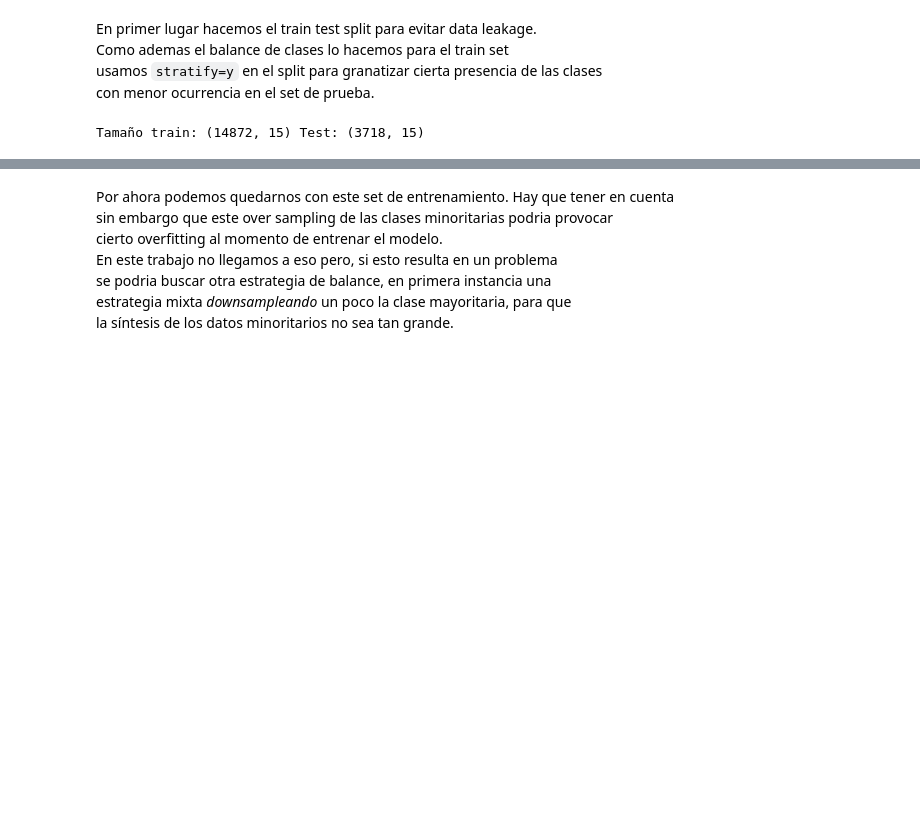
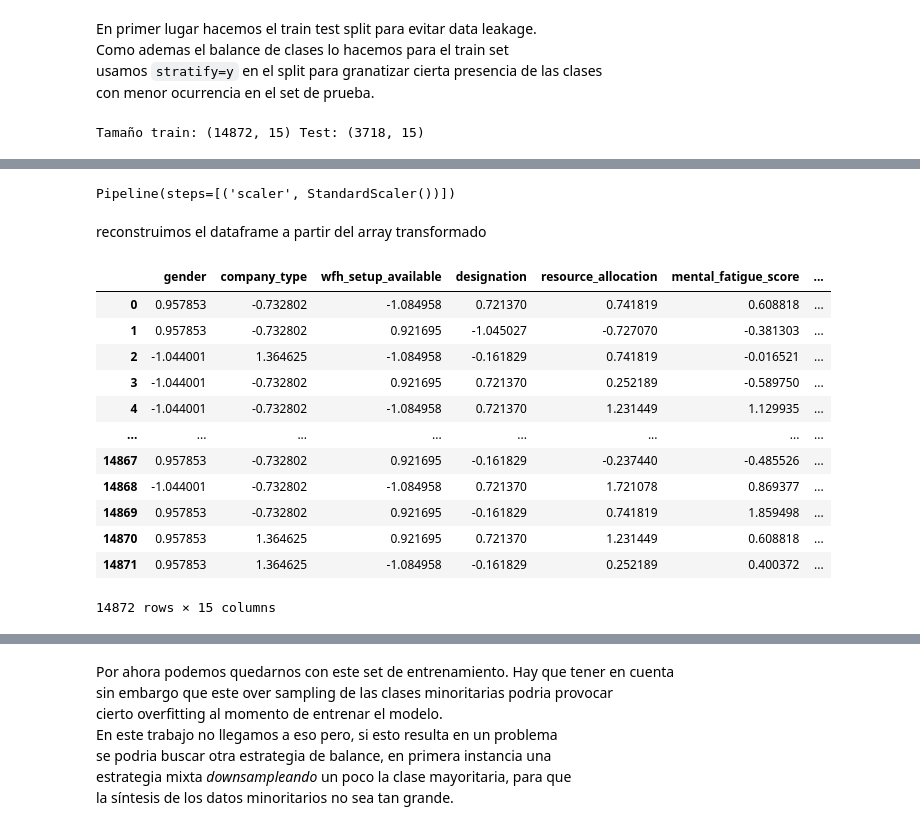
Before and after one commit to kpennington-esc/tp_2_add, a Jupyter notebook: tp_2_add.ipynb, the cells around one changed output, grey strips where cells are left out. Saved outputs shown, nothing was run; the diff lists cells and outputs as text; code cells hidden in the pictures; blank space fills up the shorter version.

```diff
--- a/tp_2_add.ipynb
+++ b/tp_2_add.ipynb
@@ -222,0 +247,30 @@ Tamaño train: (14872, 15) Test: (3718, 15)
+# %%
+""" como no hacemos encoding ni nada de eso,
+no hace falta tratamiento separado para distintos tipos de
+variables. Ademas vamos a estandarizar tambien las categoricas
+pues es necesario igualdad de escala para ciertos algoritmos
+"""
+# num_vars = [
+#     "designation",
+#     "resource_allocation",
+#     "mental_fatigue_score",
+#     "work_hours_per_week",
+#     "sleep_hours",
+#     "work-life_balance_score",
+#     "manager_support_score",
+#     "deadline_pressure_score",
+#     "team_size",
+#     "recognition_frequency",
+#     "day_of_joining",
+#     "days_since_joined",
+# ]
+# num_transform = Pipeline(steps=[
+#     ('scaler', StandardScaler())
+# ])
+pipeline = Pipeline(steps=[
+    ('scaler', StandardScaler())
+])
+# %%
+pipeline
+# %% [output]
+Pipeline(steps=[('scaler', StandardScaler())])
@@ -222,0 +281,2 @@ Tamaño train: (14872, 15) Test: (3718, 15)
+# %% [markdown]
+reconstruimos el dataframe a partir del array transformado
@@ -222,0 +286,16 @@ Tamaño train: (14872, 15) Test: (3718, 15)
+# %%
+X_train_preproc
+# %% [output]
+|  | gender | company_type | wfh_setup_available | designation | resource_allocation | mental_fatigue_score | ... |
+| 0 | 0.957853 | -0.732802 | -1.084958 | 0.721370 | 0.741819 | 0.608818 | ... |
+| 1 | 0.957853 | -0.732802 | 0.921695 | -1.045027 | -0.727070 | -0.381303 | ... |
+| 2 | -1.044001 | 1.364625 | -1.084958 | -0.161829 | 0.741819 | -0.016521 | ... |
+| 3 | -1.044001 | -0.732802 | 0.921695 | 0.721370 | 0.252189 | -0.589750 | ... |
+| 4 | -1.044001 | -0.732802 | -1.084958 | 0.721370 | 1.231449 | 1.129935 | ... |
+| ... | ... | ... | ... | ... | ... | ... | ... |
+| 14867 | 0.957853 | -0.732802 | 0.921695 | -0.161829 | -0.237440 | -0.485526 | ... |
+| 14868 | -1.044001 | -0.732802 | -1.084958 | 0.721370 | 1.721078 | 0.869377 | ... |
+| 14869 | 0.957853 | -0.732802 | 0.921695 | -0.161829 | 0.741819 | 1.859498 | ... |
+| 14870 | 0.957853 | 1.364625 | 0.921695 | 0.721370 | 1.231449 | 0.608818 | ... |
+| 14871 | 0.957853 | 1.364625 | -1.084958 | -0.161829 | 0.252189 | 0.400372 | ... |
+14872 rows × 15 columns
```
Also changed, not shown: parts of 37 cells of this notebook.
